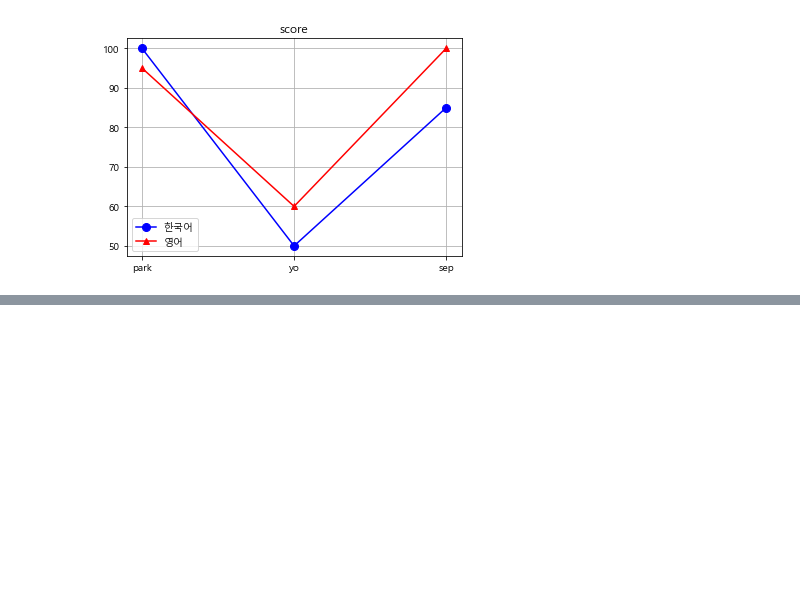
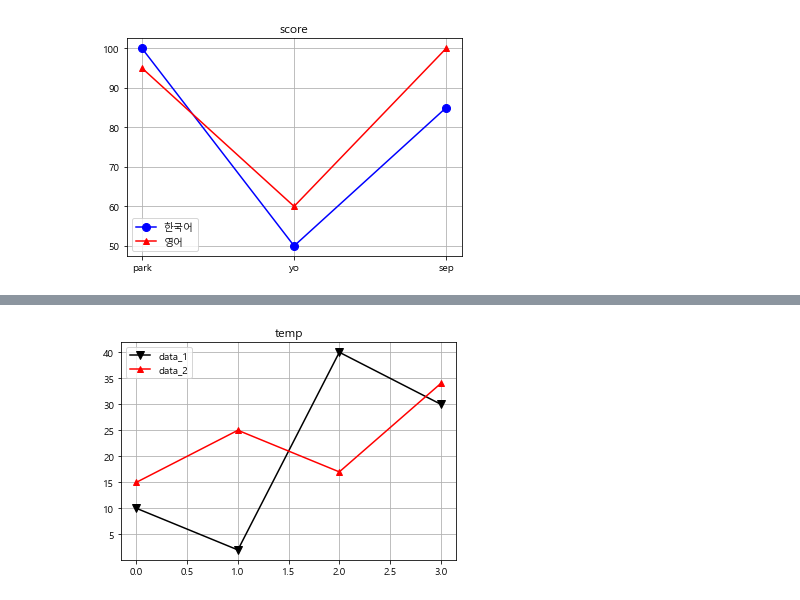
Before and after one commit to ParkGiraffe/SSU-2021_2, a Jupyter notebook: AI와데이터사회/3주차/3주차_노트북.ipynb, the cells around one changed output, grey strips where cells are left out. Drawn from its saved outputs; the diff is of its cells as text; code cells hidden in the pictures; blank space fills up the shorter version.

```diff
--- a/AI와데이터사회/3주차/3주차_노트북.ipynb
+++ b/AI와데이터사회/3주차/3주차_노트북.ipynb
@@ -90,0 +158,13 @@ plt.show() # 표시해!! 명령
+# %%
+data_1 = [10, 2, 40, 30]
+data_2 = [15, 25, 17, 34]
+# %%
+plt.plot(data_1, color = 'black', marker = 'v', markerSize = 8, label = 'data_1')
+plt.plot(data_2, color = 'red', marker = '^', label = 'data_2')
+
+plt.grid()
+plt.title('temp')
+plt.legend()
+plt.show()
+# %% [output]
+[figure, added]
```
Also changed, not shown: parts of 12 cells of this notebook, 3 other files.
